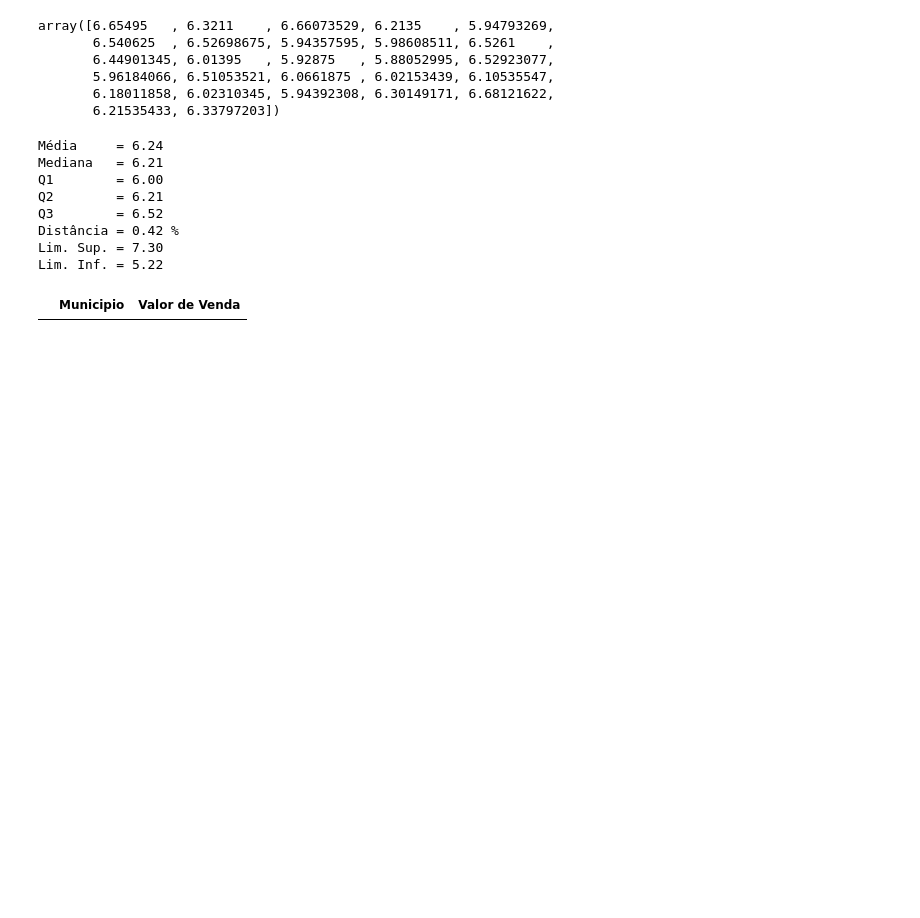
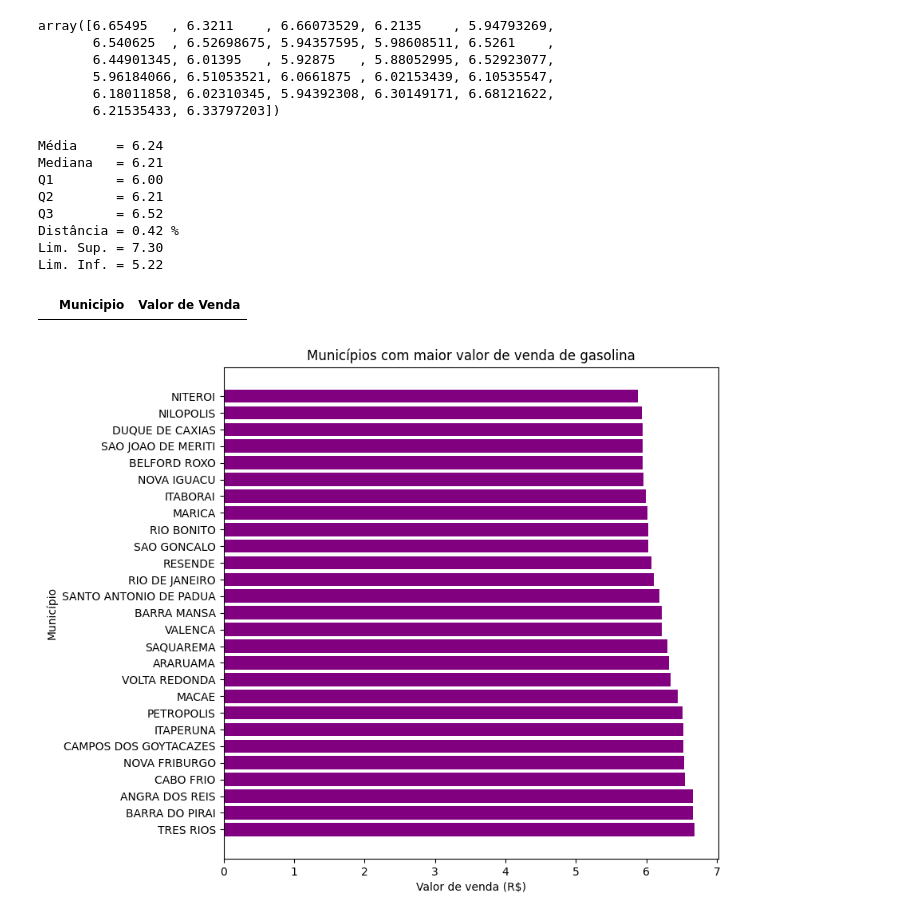
Before and after one commit to pjunior77/Repo_Senac_BigData, a Jupyter notebook: Aula15_AtivANP_CompPrecoMunicipiosRJ.ipynb, the cells around one changed output. Drawn from its saved outputs; the diff is of its cells as text; code cells hidden in the pictures; blank space fills up the shorter version.

```diff
--- a/Aula15_AtivANP_CompPrecoMunicipiosRJ.ipynb
+++ b/Aula15_AtivANP_CompPrecoMunicipiosRJ.ipynb
@@ -108,3 +108,19 @@ municipiosOutliersLimSuperior
 #
 # RESPOSTA: A média representa melhor o comportamento dos valores de venda, pois a distância é de apenas 0,42%.
 #           Essa informação nos afirma que a média é pouco influenciada por valores OUTLIERS.
+# %%
+#Como não tem OUTLIER vou exibir os 5 maiores municípios
+
+#Primeiro ordeno os valores
+dfValorVendaPorMunicipio = dfValorVendaPorMunicipio.sort_values('Valor de Venda', ascending=False)
+
+#Exibo o gráfico
+plt.figure(figsize=(8,8))                           #Determina o tamanho do gráfico (X e Y, respectivamente)
+plt.barh(dfValorVendaPorMunicipio['Municipio'], dfValorVendaPorMunicipio['Valor de Venda'], color='purple')
+plt.title('Municípios com maior valor de venda de gasolina')
+plt.xlabel('Valor de venda (R$)')
+plt.ylabel('Município')
+plt.grid(False)
+plt.show()
+# %% [output]
+[figure, added]
```
Also changed, not shown: 7 other files.
